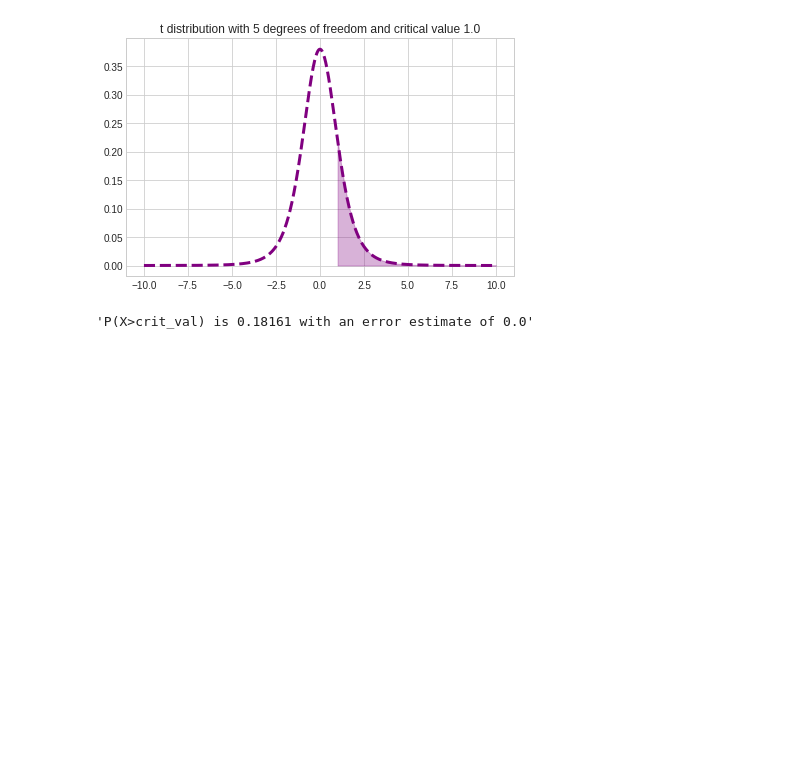
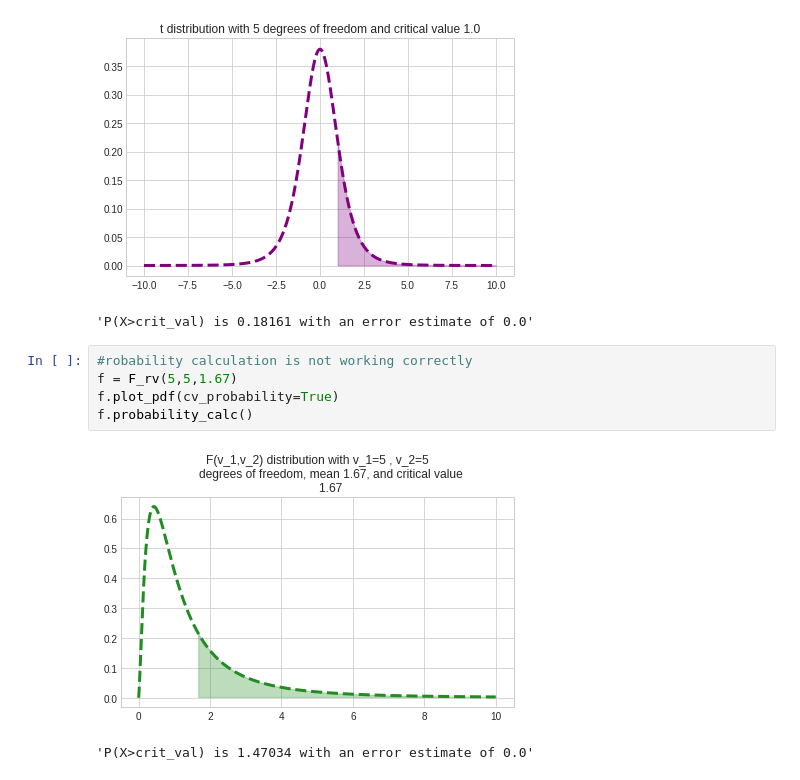
Before and after one commit to WillTirone/applied_stats, a Jupyter notebook: Demonstration.ipynb, the cells around one changed output. Cells and saved outputs as stored; diff of their text form; blank space fills up the shorter version.

Commit message:
Added means and variances for several distributions, updated jupyter notebook with F dist graph

```diff
--- a/Demonstration.ipynb
+++ b/Demonstration.ipynb
@@ -37,3 +37,11 @@ t.probability_calc()
 # %% [output]
 [figure]
 'P(X>crit_val) is 0.18161 with an error estimate of 0.0'
+# %%
+#robability calculation is not working correctly
+f = F_rv(5,5,1.67)
+f.plot_pdf(cv_probability=True)
+f.probability_calc()
+# %% [output]
+[figure, added]
+'P(X>crit_val) is 1.47034 with an error estimate of 0.0'
```
Also changed, not shown: parts of 2 cells of this notebook, 1 other file.
